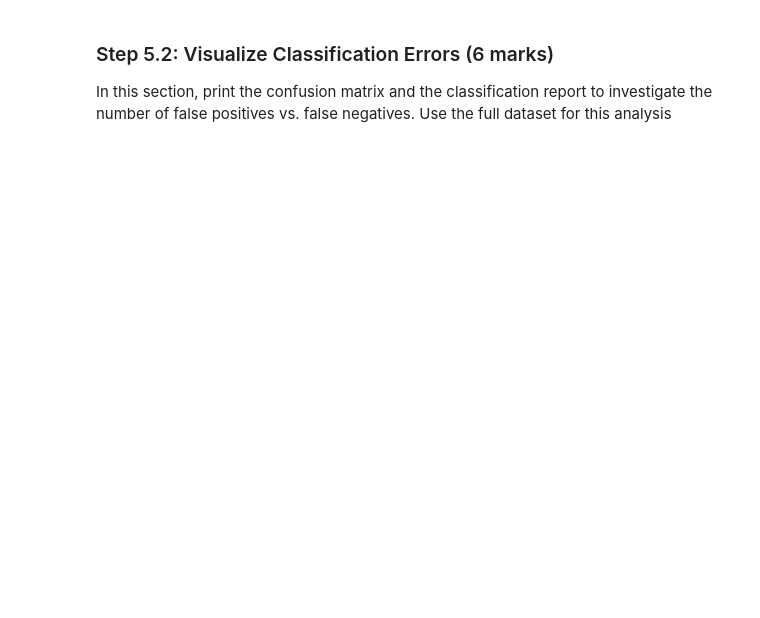
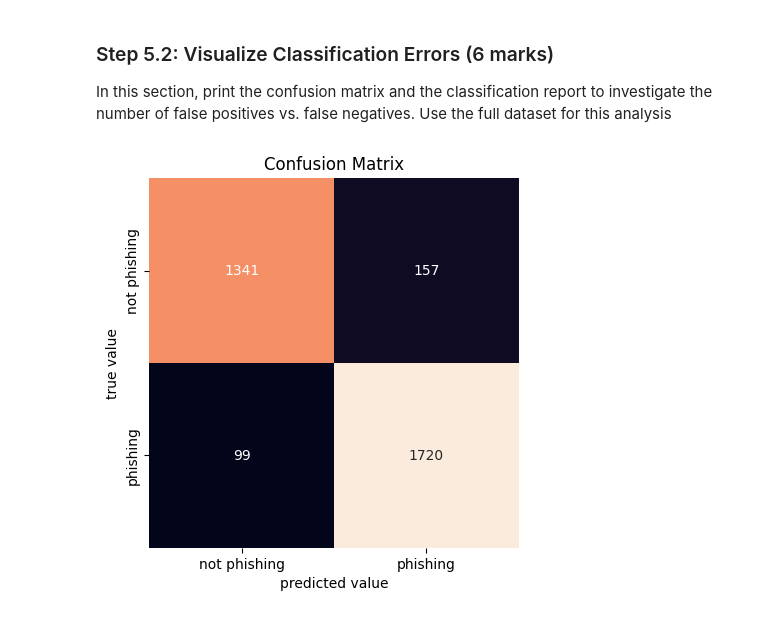
Before and after one commit to Kaushini1408/engg680_2024_fall, a Jupyter notebook: Lab_Assignment3/Assignment3.ipynb, the cells around one changed output. Cells and saved outputs as stored; diff of their text form; code cells hidden in the pictures; blank space fills up the shorter version.

```diff
--- a/Lab_Assignment3/Assignment3.ipynb
+++ b/Lab_Assignment3/Assignment3.ipynb
@@ -507,14 +593,21 @@ In this section, print the confusion matrix and the classification report to inv
 # %%
 # TO DO: Retrieve target vector and predicted values for testing set using full dataset and print the dimension of the predicted output (2 mark)
 # Note: 70% training set, 30% testing set
+X_train_full, X_test_full, y_train_full, y_test_full = train_test_split(X, y, test_size=0.3, random_state=0)
+model.fit(X_train_full, y_train_full)
+y_test_full_pred = model.predict(X_test_full)
 # %%
 import seaborn as sns
 
 # TO DO: Calculate confusion matrix (2 marks) : conf_mat
-
+conf_mat = confusion_matrix(y_test_full, y_test_full_pred)
 # Below code prints confusion matrix using a heatmap
 sns.heatmap(conf_mat, xticklabels=['not phishing', 'phishing'],  yticklabels=['not phishing', 'phishing'], square=True, annot=True, cbar=False, fmt='d')
 plt.xlabel('predicted value')
 plt.ylabel('true value')
+plt.title('Confusion Matrix')
+plt.show()
+# %% [output]
+[figure, added]
 # %%
 # TO DO: Print classification report (2 marks)
```
Also changed, not shown: parts of 8 cells of this notebook.
